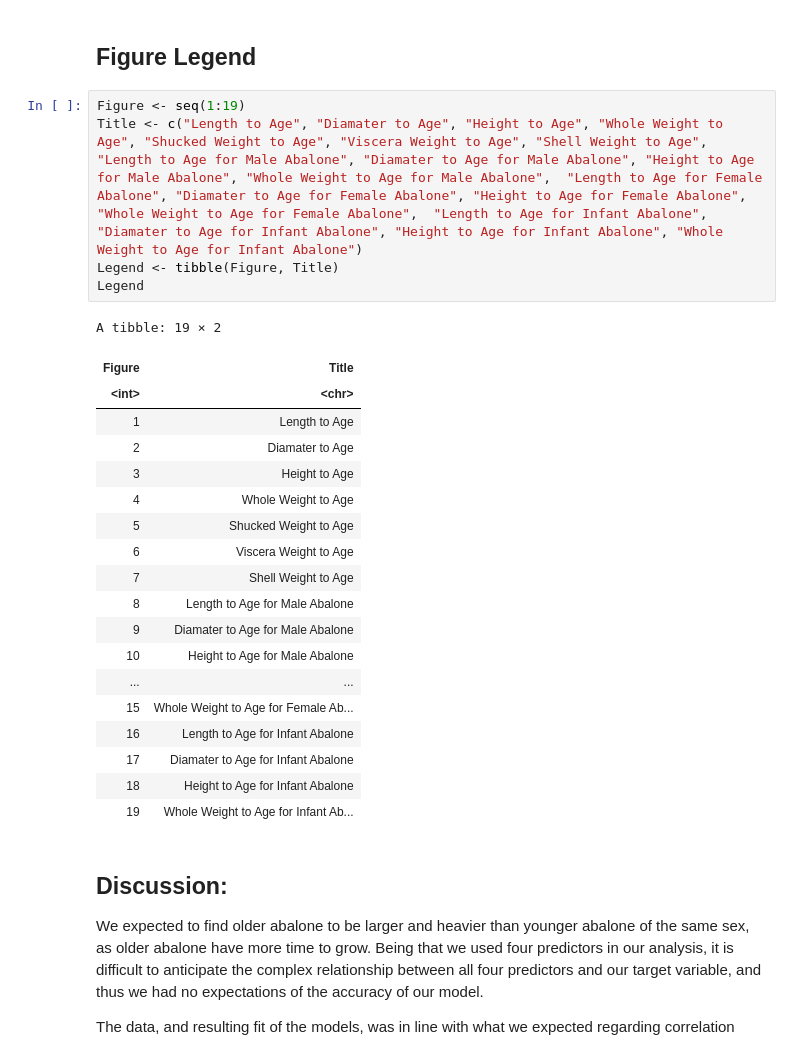
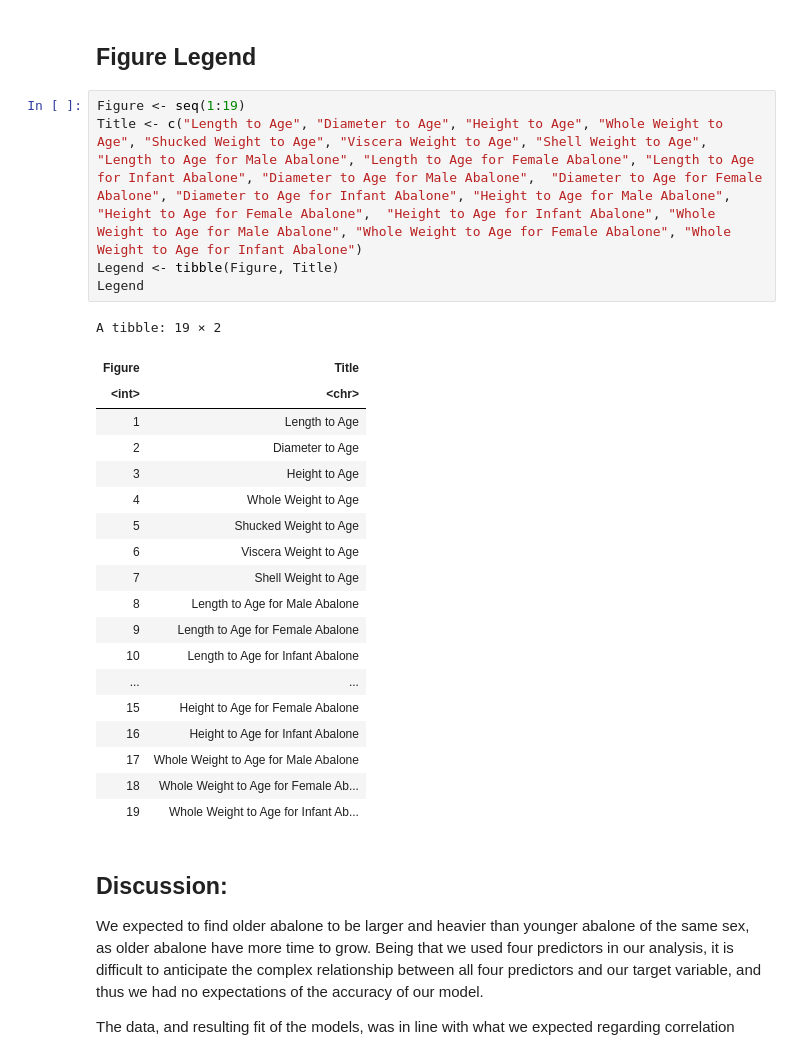
Before and after one commit to BrittonHelfert/DSCI-100-Group-Project, a Jupyter notebook: proposal.ipynb, the cells around one changed output. Drawn from its saved outputs; the diff is of its cells as text.

```diff
--- a/proposal.ipynb
+++ b/proposal.ipynb
@@ -579,28 +570,28 @@ abalone_infant_whole_plot
 ## Figure Legend
 # %%
 Figure <- seq(1:19)
-Title <- c("Length to Age", "Diamater to Age", "Height to Age", "Whole Weight to Age", "Shucked Weight to Age", "Viscera Weight to Age", "Shell Weight to Age", "Length to Age for Male Abalone", "Diamater to Age for Male Abalone", "Height to Age for Male Abalone", "Whole Weight to Age for Male Abalone",  "Length to Age for Female Abalone", "Diamater to Age for Female Abalone", "Height to Age for Female Abalone", "Whole Weight to Age for Female Abalone",  "Length to Age for Infant Abalone", "Diamater to Age for Infant Abalone", "Height to Age for Infant Abalone", "Whole Weight to Age for Infant Abalone")
+Title <- c("Length to Age", "Diameter to Age", "Height to Age", "Whole Weight to Age", "Shucked Weight to Age", "Viscera Weight to Age", "Shell Weight to Age", "Length to Age for Male Abalone", "Length to Age for Female Abalone", "Length to Age for Infant Abalone", "Diameter to Age for Male Abalone",  "Diameter to Age for Female Abalone", "Diameter to Age for Infant Abalone", "Height to Age for Male Abalone", "Height to Age for Female Abalone",  "Height to Age for Infant Abalone", "Whole Weight to Age for Male Abalone", "Whole Weight to Age for Female Abalone", "Whole Weight to Age for Infant Abalone")
 Legend <- tibble(Figure, Title)
 Legend
 # %% [output]
 A tibble: 19 × 2
 | Figure | Title |
 | <int> | <chr> |
 | 1 | Length to Age |
-| 2 | Diamater to Age |
+| 2 | Diameter to Age |
 | 3 | Height to Age |
 | 4 | Whole Weight to Age |
 | 5 | Shucked Weight to Age |
 | 6 | Viscera Weight to Age |
 | 7 | Shell Weight to Age |
 | 8 | Length to Age for Male Abalone |
-| 9 | Diamater to Age for Male Abalone |
-| 10 | Height to Age for Male Abalone |
+| 9 | Length to Age for Female Abalone |
+| 10 | Length to Age for Infant Abalone |
 | ... | ... |
-| 15 | Whole Weight to Age for Female Ab... |
-| 16 | Length to Age for Infant Abalone |
-| 17 | Diamater to Age for Infant Abalone |
-| 18 | Height to Age for Infant Abalone |
+| 15 | Height to Age for Female Abalone |
+| 16 | Height to Age for Infant Abalone |
+| 17 | Whole Weight to Age for Male Abalone |
+| 18 | Whole Weight to Age for Female Ab... |
 | 19 | Whole Weight to Age for Infant Ab... |
 # %% [markdown]
 ## Discussion:
```
Also changed, not shown: parts of 6 cells of this notebook.
